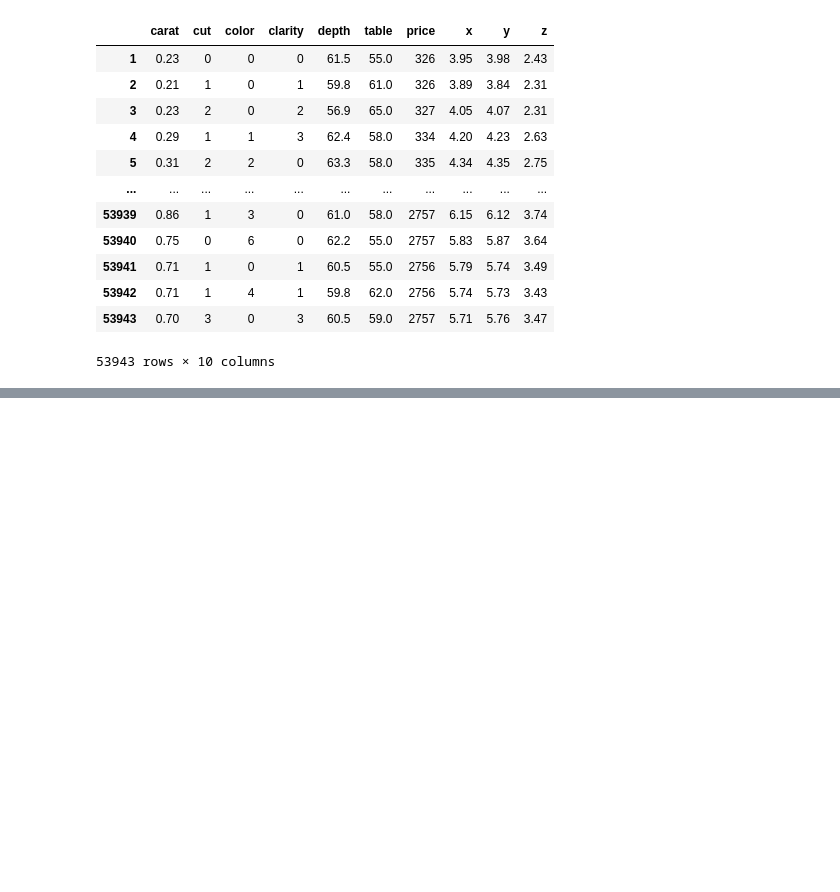
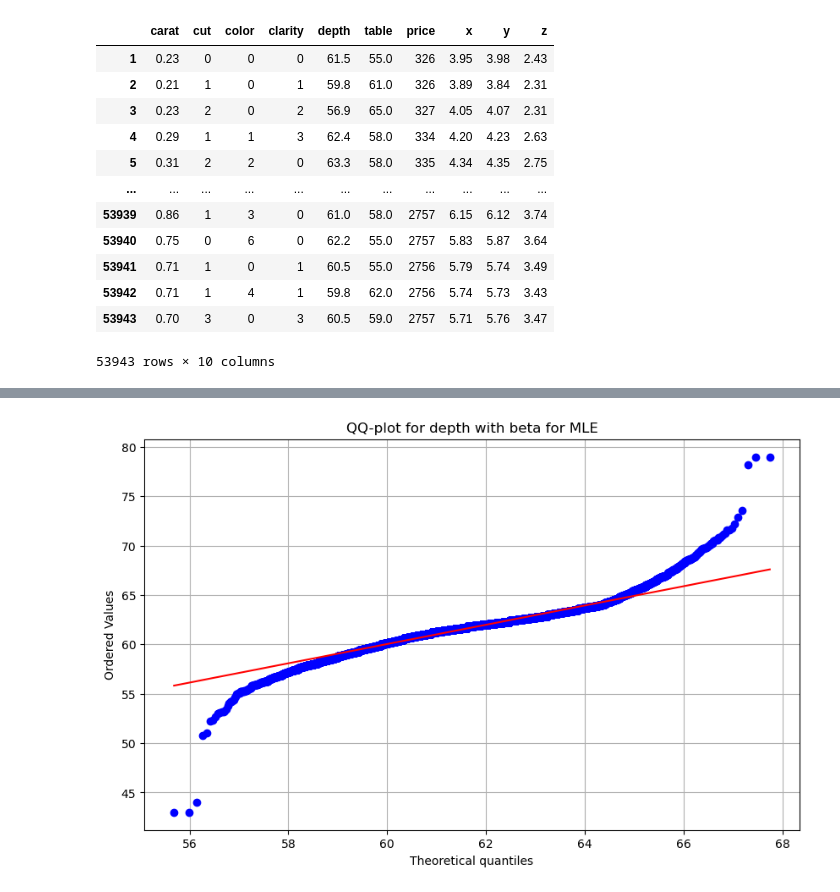
Before and after one commit to RuslanKozlyak/Labs_ITMO, a Jupyter notebook: MVA/MVA_LR_1.ipynb, the cells around one changed output, grey strips where cells are left out. Cells and saved outputs as stored; diff of their text form; code cells hidden in the pictures; blank space fills up the shorter version.

```diff
--- a/MVA/MVA_LR_1.ipynb
+++ b/MVA/MVA_LR_1.ipynb
@@ -244,0 +325,11 @@ plt.show()
+# %%
+def qq_plot(data, distribution, params, title):
+    plt.figure(figsize=(10, 6))
+    stats.probplot(data, sparams=params, dist=distribution, plot=plt)
+    plt.title(f'QQ-plot for {title}')
+    plt.grid()
+
+
+qq_plot(data_main['depth'], st.beta, mle_params(st.beta, data_main['depth']), 'depth with beta for MLE')
+# %% [output]
+[figure, added]
```
Also changed, not shown: parts of 37 cells of this notebook, 1 other file.
